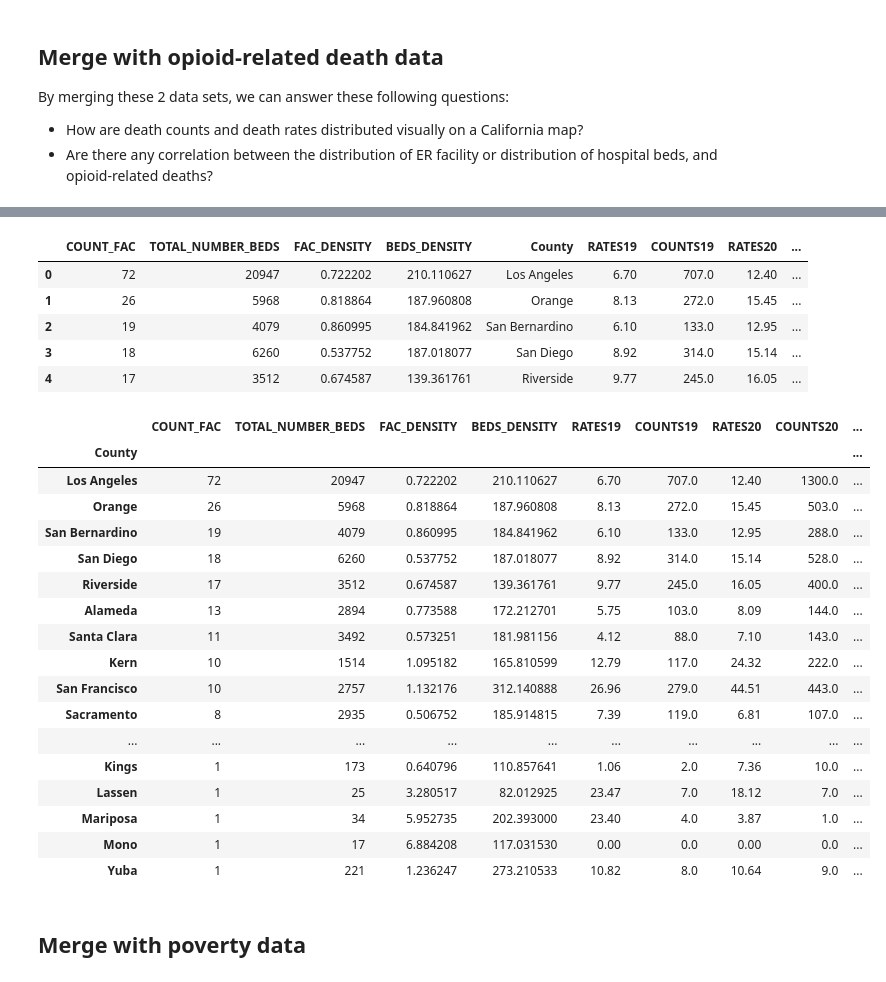
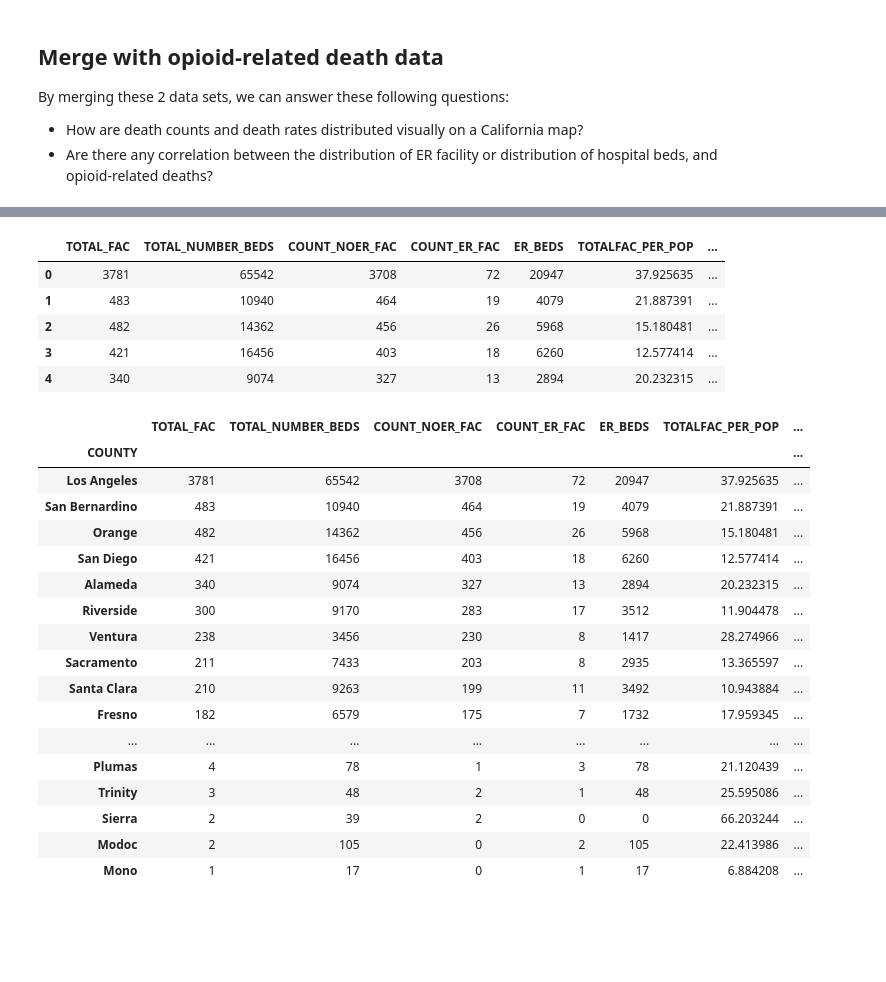
Before and after one commit to mellanyquiroz/DS4A-Team-69-Project, a Jupyter notebook: exploratory data analysis/Feature engineering for death data, facility and hospital beds.ipynb, the cells around one changed output, grey strips where cells are left out. Saved outputs shown, nothing was run; the diff lists cells and outputs as text; code cells hidden in the pictures; blank space fills up the shorter version.

```diff
--- a/exploratory data analysis/Feature engineering for death data, facility and hospital beds.ipynb
+++ b/exploratory data analysis/Feature engineering for death data, facility and hospital beds.ipynb
@@ -477,6 +527,6 @@ pop_df["CTYNAME"] = pop_df["CTYNAME"].str.strip()
 pop_df= pop_df.set_index("CTYNAME")
 # %%
 # Merge with df_by_county
-df_by_county_merged = df_by_county.set_index("COUNTY_NAME").join(pop_df)
-df_by_county_merged
+county_merged = df_by_county_merged.set_index("COUNTY_NAME").join(pop_df)
+county_merged
 # %% [output]
@@ -536,0 +551,7 @@ df_by_county_merged.sort_values(by=["BEDS_DENSITY"],ascending=False)
+# %%
+# Calculate healthcare availability metrics per 100K residents
+county_merged["TOTALFAC_PER_POP"] = county_merged["TOTAL_FAC"]/county_merged["pop2021"]*100000
+county_merged["TOTALBEDS_PER_POP"] = county_merged["TOTAL_NUMBER_BEDS"]/county_merged["pop2021"]*100000
+county_merged["ERFAC_PER_POP"] = county_merged["COUNT_ER_FAC"]/county_merged["pop2021"]*100000
+county_merged["ERBEDS_PER_POP"] = county_merged["ER_BEDS"]/county_merged["pop2021"]*100000
+county_merged["ERFAC_PER_AREA"] =  county_merged["COUNT_ER_FAC"]/county_merged["COUNTY_AREA"]
@@ -542,6 +573,6 @@ By merging these 2 data sets, we can answer these following questions:
 - Are there any correlation between the distribution of ER facility or distribution of hospital beds, and opioid-related deaths?
 # %%
 # Merge with opioid-related deaths data
-county_sum = df_by_county_merged.merge(county_opioid_rates,left_on="COUNTY_NAME",right_on="County")
+county_sum = county_merged.merge(county_opioid_rates,left_on="COUNTY_NAME",right_on="County")
 county_sum
 # %% [output]
@@ -565,47 +617,44 @@ county_sum
 # %%
 # Clean the merged dataset: remove unnecessary columns and rename columns
-county_sum = county_sum.drop(columns=["pop2021","Rates2018","Counts2018"])
+county_sum = county_sum.drop(columns=["index","pop2021","COUNTY_AREA","Rates2018","Counts2018","Rates_Growth_2019","Rates_Growth_2020"])
 to_renamed = {
-    "Rates2019":"RATES19",
-    "Counts2019":"COUNTS19",
-    "Rates2020":"RATES20",
-    "Counts2020":"COUNTS20",
+    "County":"COUNTY",
+    "Rates2019":"DEATHRATES19",
+    "Counts2019":"DEATHCOUNTS19",
+    "Rates2020":"DEATHRATES20",
+    "Counts2020":"DEATHCOUNTS20",
     "Counts_Growth_2019":"COUNTS_GR19",
-    "Counts_Growth_2020":"COUNTS_GR20",
-    "Rates_Growth_2019":"RATES_GR19",
-    "Rates_Growth_2020":"RATES_GR20"}
+    "Counts_Growth_2020":"COUNTS_GR20"}
 county_sum = county_sum.rename(columns=to_renamed)
 
 county_sum.head()
 # %% [output]
-|  | COUNT_FAC | TOTAL_NUMBER_BEDS | FAC_DENSITY | BEDS_DENSITY | County | RATES19 | COUNTS19 | RATES20 | ... |
-| 0 | 72 | 20947 | 0.722202 | 210.110627 | Los Angeles | 6.70 | 707.0 | 12.40 | ... |
-| 1 | 26 | 5968 | 0.818864 | 187.960808 | Orange | 8.13 | 272.0 | 15.45 | ... |
-| 2 | 19 | 4079 | 0.860995 | 184.841962 | San Bernardino | 6.10 | 133.0 | 12.95 | ... |
-| 3 | 18 | 6260 | 0.537752 | 187.018077 | San Diego | 8.92 | 314.0 | 15.14 | ... |
-| 4 | 17 | 3512 | 0.674587 | 139.361761 | Riverside | 9.77 | 245.0 | 16.05 | ... |
+|  | TOTAL_FAC | TOTAL_NUMBER_BEDS | COUNT_NOER_FAC | COUNT_ER_FAC | ER_BEDS | TOTALFAC_PER_POP | ... |
+| 0 | 3781 | 65542 | 3708 | 72 | 20947 | 37.925635 | ... |
+| 1 | 483 | 10940 | 464 | 19 | 4079 | 21.887391 | ... |
+| 2 | 482 | 14362 | 456 | 26 | 5968 | 15.180481 | ... |
+| 3 | 421 | 16456 | 403 | 18 | 6260 | 12.577414 | ... |
+| 4 | 340 | 9074 | 327 | 13 | 2894 | 20.232315 | ... |
 # %%
 county_sum.replace([np.inf, -np.inf], np.nan, inplace=True)
 county_sum.fillna(0)
-county_sum.set_index("County")
+county_sum.set_index("COUNTY")
 # %% [output]
-|  | COUNT_FAC | TOTAL_NUMBER_BEDS | FAC_DENSITY | BEDS_DENSITY | RATES19 | COUNTS19 | RATES20 | COUNTS20 | ... |
-| County |  |  |  |  |  |  |  |  | ... |
-| Los Angeles | 72 | 20947 | 0.722202 | 210.110627 | 6.70 | 707.0 | 12.40 | 1300.0 | ... |
-| Orange | 26 | 5968 | 0.818864 | 187.960808 | 8.13 | 272.0 | 15.45 | 503.0 | ... |
-| San Bernardino | 19 | 4079 | 0.860995 | 184.841962 | 6.10 | 133.0 | 12.95 | 288.0 | ... |
-| San Diego | 18 | 6260 | 0.537752 | 187.018077 | 8.92 | 314.0 | 15.14 | 528.0 | ... |
-| Riverside | 17 | 3512 | 0.674587 | 139.361761 | 9.77 | 245.0 | 16.05 | 400.0 | ... |
-| Alameda | 13 | 2894 | 0.773588 | 172.212701 | 5.75 | 103.0 | 8.09 | 144.0 | ... |
-| Santa Clara | 11 | 3492 | 0.573251 | 181.981156 | 4.12 | 88.0 | 7.10 | 143.0 | ... |
-| Kern | 10 | 1514 | 1.095182 | 165.810599 | 12.79 | 117.0 | 24.32 | 222.0 | ... |
-| San Francisco | 10 | 2757 | 1.132176 | 312.140888 | 26.96 | 279.0 | 44.51 | 443.0 | ... |
-| Sacramento | 8 | 2935 | 0.506752 | 185.914815 | 7.39 | 119.0 | 6.81 | 107.0 | ... |
-| ... | ... | ... | ... | ... | ... | ... | ... | ... | ... |
-| Kings | 1 | 173 | 0.640796 | 110.857641 | 1.06 | 2.0 | 7.36 | 10.0 | ... |
-| Lassen | 1 | 25 | 3.280517 | 82.012925 | 23.47 | 7.0 | 18.12 | 7.0 | ... |
-| Mariposa | 1 | 34 | 5.952735 | 202.393000 | 23.40 | 4.0 | 3.87 | 1.0 | ... |
-| Mono | 1 | 17 | 6.884208 | 117.031530 | 0.00 | 0.0 | 0.00 | 0.0 | ... |
-| Yuba | 1 | 221 | 1.236247 | 273.210533 | 10.82 | 8.0 | 10.64 | 9.0 | ... |
+|  | TOTAL_FAC | TOTAL_NUMBER_BEDS | COUNT_NOER_FAC | COUNT_ER_FAC | ER_BEDS | TOTALFAC_PER_POP | ... |
+| COUNTY |  |  |  |  |  |  | ... |
+| Los Angeles | 3781 | 65542 | 3708 | 72 | 20947 | 37.925635 | ... |
+| San Bernardino | 483 | 10940 | 464 | 19 | 4079 | 21.887391 | ... |
+| Orange | 482 | 14362 | 456 | 26 | 5968 | 15.180481 | ... |
+| San Diego | 421 | 16456 | 403 | 18 | 6260 | 12.577414 | ... |
+| Alameda | 340 | 9074 | 327 | 13 | 2894 | 20.232315 | ... |
+| Riverside | 300 | 9170 | 283 | 17 | 3512 | 11.904478 | ... |
+| Ventura | 238 | 3456 | 230 | 8 | 1417 | 28.274966 | ... |
+| Sacramento | 211 | 7433 | 203 | 8 | 2935 | 13.365597 | ... |
+| Santa Clara | 210 | 9263 | 199 | 11 | 3492 | 10.943884 | ... |
+| Fresno | 182 | 6579 | 175 | 7 | 1732 | 17.959345 | ... |
+| ... | ... | ... | ... | ... | ... | ... | ... |
+| Plumas | 4 | 78 | 1 | 3 | 78 | 21.120439 | ... |
+| Trinity | 3 | 48 | 2 | 1 | 48 | 25.595086 | ... |
+| Sierra | 2 | 39 | 2 | 0 | 0 | 66.203244 | ... |
+| Modoc | 2 | 105 | 0 | 2 | 105 | 22.413986 | ... |
+| Mono | 1 | 17 | 0 | 1 | 17 | 6.884208 | ... |
-# %% [markdown]
-## Merge with poverty data
```
Also changed, not shown: parts of 32 cells of this notebook, 3 other files.
